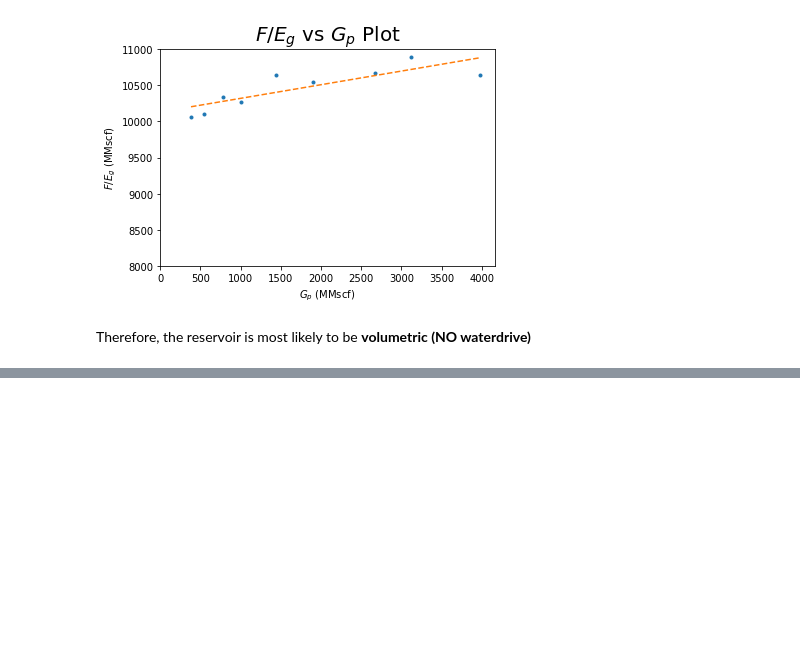
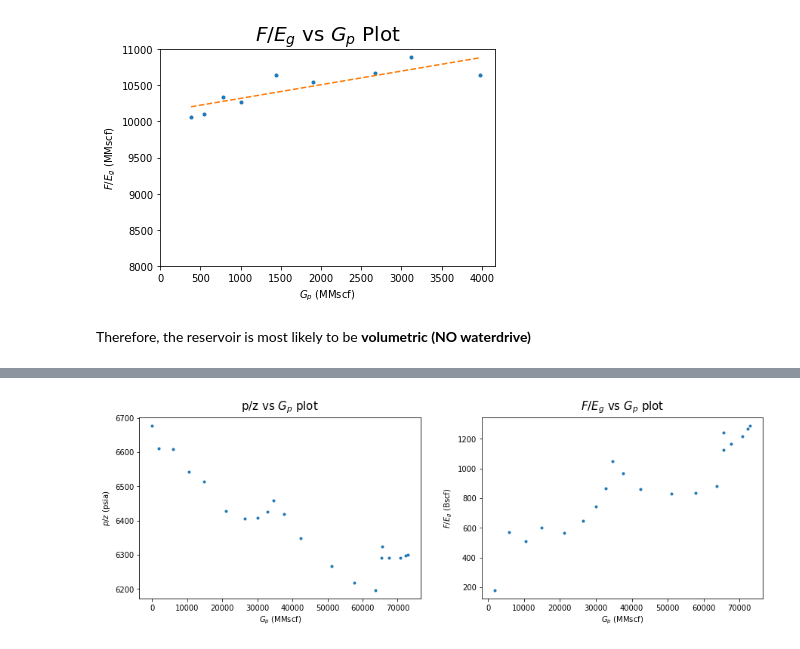
Before and after one commit to yohanesnuwara/reservoir-engineering, a Jupyter notebook: Unit 9 Dry-Gas Reservoirs/notebook/9_examples.ipynb, the cells around one changed output, grey strips where cells are left out. Cells and saved outputs as stored; diff of their text form; code cells hidden in the pictures; blank space fills up the shorter version.

```diff
--- a/Unit 9 Dry-Gas Reservoirs/notebook/9_examples.ipynb
+++ b/Unit 9 Dry-Gas Reservoirs/notebook/9_examples.ipynb
@@ -342,0 +358,27 @@ print(w2)
+# %%
+pressure = np.array(dataprod.p); z = np.array(dataprod.z)
+p_z = pressure / z
+
+# conversion
+Gp = np.array(dataprod.Gp) * 1E+06 # mmscf to scf
+Bg = np.array(dataprod.Bg) * (1 / (1E+03)) # res ft3/mscf to resft3/scf
+F = Gp * Bg # result in res ft3
+Eg = Bg - Bg[0] # resft3/scf
+F_Eg = F / Eg # res ft3 * (scf/res ft3), result in scf
+F_Eg = F_Eg / (1E+09) # convert scf to Bscf
+
+plt.figure(figsize=(13,5))
+
+plt.subplot(1,2,1)
+plt.plot((Gp / 1E+06), p_z, '.') # plot x in mmscf
+plt.title('p/z vs $G_p$ plot', size=15, pad=10)
+plt.xlabel('$G_p$ (MMscf)'); plt.ylabel('$p/z$ (psia)')
+
+plt.subplot(1,2,2)
+plt.plot((Gp / 1E+06), F_Eg, '.')
+plt.title('$F/E_g$ vs $G_p$ plot', size=15, pad=10)
+plt.xlabel('$G_p$ (MMscf)'); plt.ylabel('$F/E_g$ (Bscf)')
+
+plt.tight_layout(pad=3.0) # set distance between two plots
+# %% [output]
+[figure, added]
```
Also changed, not shown: parts of 18 cells of this notebook.
